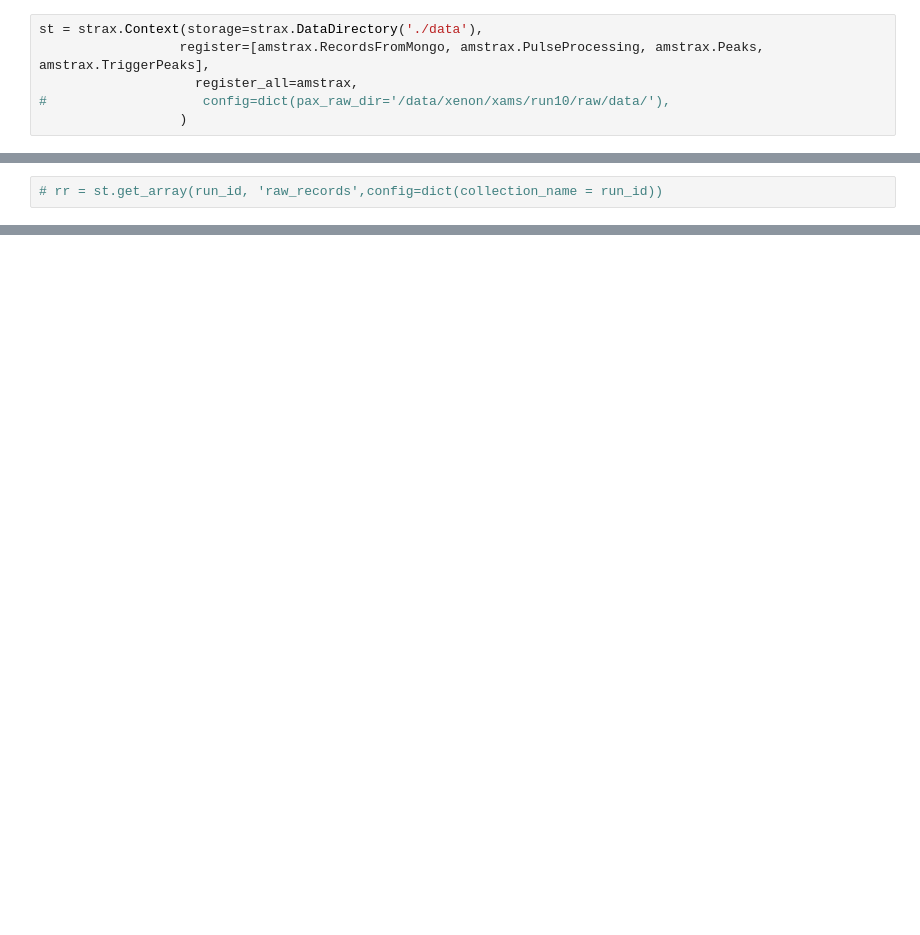
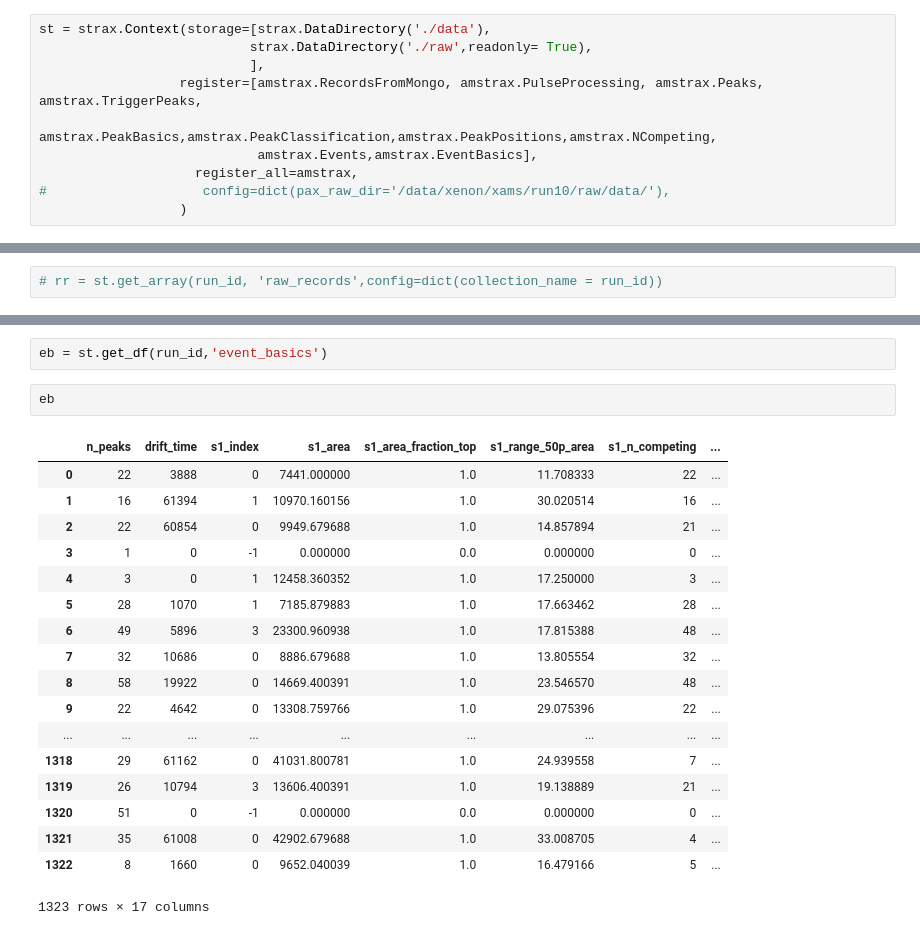
Before and after one commit to XAMS-nikhef/amstrax, a Jupyter notebook: notebooks/Mongo_test.ipynb, the cells around one changed output, grey strips where cells are left out. Saved outputs shown, nothing was run; the diff lists cells and outputs as text; blank space fills up the shorter version.

```diff
--- a/notebooks/Mongo_test.ipynb
+++ b/notebooks/Mongo_test.ipynb
@@ -13,8 +31,12 @@ from pymongo import MongoClient
 # run_id = '190516_095707'_
 run_id = '190610_085915'
 # %%
-st = strax.Context(storage=strax.DataDirectory('./data'),
-                  register=[amstrax.RecordsFromMongo, amstrax.PulseProcessing, amstrax.Peaks, amstrax.TriggerPeaks],
+st = strax.Context(storage=[strax.DataDirectory('./data'),
+                           strax.DataDirectory('./raw',readonly= True),
+                           ],
+                  register=[amstrax.RecordsFromMongo, amstrax.PulseProcessing, amstrax.Peaks, amstrax.TriggerPeaks,
+                            amstrax.PeakBasics,amstrax.PeakClassification,amstrax.PeakPositions,amstrax.NCompeting,
+                            amstrax.Events,amstrax.EventBasics],
                     register_all=amstrax,
 #                    config=dict(pax_raw_dir='/data/xenon/xams/run10/raw/data/'),
                   )
@@ -117,0 +115,23 @@ r[0]
+# %%
+eb = st.get_df(run_id,'event_basics')
+# %%
+eb
+# %% [output]
+|  | n_peaks | drift_time | s1_index | s1_area | s1_area_fraction_top | s1_range_50p_area | s1_n_competing | ... |
+| 0 | 22 | 3888 | 0 | 7441.000000 | 1.0 | 11.708333 | 22 | ... |
+| 1 | 16 | 61394 | 1 | 10970.160156 | 1.0 | 30.020514 | 16 | ... |
+| 2 | 22 | 60854 | 0 | 9949.679688 | 1.0 | 14.857894 | 21 | ... |
+| 3 | 1 | 0 | -1 | 0.000000 | 0.0 | 0.000000 | 0 | ... |
+| 4 | 3 | 0 | 1 | 12458.360352 | 1.0 | 17.250000 | 3 | ... |
+| 5 | 28 | 1070 | 1 | 7185.879883 | 1.0 | 17.663462 | 28 | ... |
+| 6 | 49 | 5896 | 3 | 23300.960938 | 1.0 | 17.815388 | 48 | ... |
+| 7 | 32 | 10686 | 0 | 8886.679688 | 1.0 | 13.805554 | 32 | ... |
+| 8 | 58 | 19922 | 0 | 14669.400391 | 1.0 | 23.546570 | 48 | ... |
+| 9 | 22 | 4642 | 0 | 13308.759766 | 1.0 | 29.075396 | 22 | ... |
+| ... | ... | ... | ... | ... | ... | ... | ... | ... |
+| 1318 | 29 | 61162 | 0 | 41031.800781 | 1.0 | 24.939558 | 7 | ... |
+| 1319 | 26 | 10794 | 3 | 13606.400391 | 1.0 | 19.138889 | 21 | ... |
+| 1320 | 51 | 0 | -1 | 0.000000 | 0.0 | 0.000000 | 0 | ... |
+| 1321 | 35 | 61008 | 0 | 42902.679688 | 1.0 | 33.008705 | 4 | ... |
+| 1322 | 8 | 1660 | 0 | 9652.040039 | 1.0 | 16.479166 | 5 | ... |
+1323 rows × 17 columns
```
Also changed, not shown: parts of 15 cells of this notebook, 5 other files.
